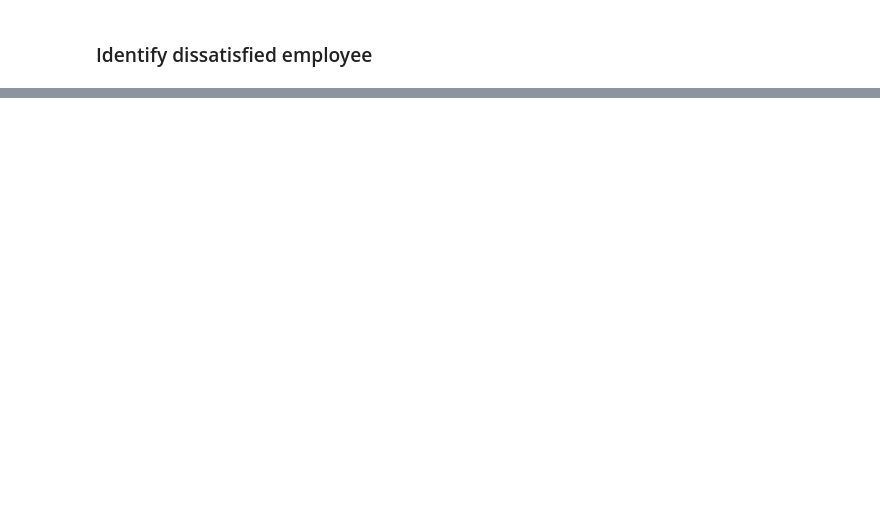
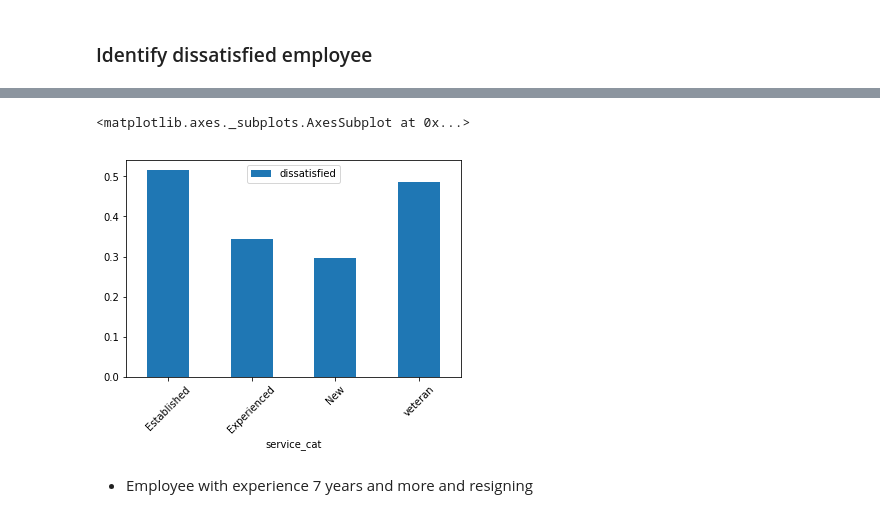
Before and after one commit to purvil/Employee-exit-survey-analysis, a Jupyter notebook: Employee Exit Survey Analysis.ipynb, the cells around one changed output, grey strips where cells are left out. Saved outputs shown, nothing was run; the diff lists cells and outputs as text; code cells hidden in the pictures; blank space fills up the shorter version.

Commit message:
Analsysis for employee dissatisfaction per experiance level.

```diff
--- a/Employee Exit Survey Analysis.ipynb
+++ b/Employee Exit Survey Analysis.ipynb
@@ -326,0 +526,14 @@ Name: total_service_time, dtype: float64
+# %%
+def transform_to_category(num):
+    if num >= 11:
+        return "veteran"
+    elif num >= 7:
+        return "Established"
+    elif num >= 3:
+        return "Experienced"
+    elif pd.isnull(num):
+        return np.nan
+    else:
+        return "New"
+# %%
+combined['service_cat'] = combined.institute_service.apply(transform_to_category)
@@ -326,0 +554,4 @@ Name: total_service_time, dtype: float64
+# %%
+combined.dissatisfied = combined.dissatisfied.fillna(False)
+# %%
+dis_pct = combined.pivot_table(index="service_cat", values="dissatisfied")
@@ -326,0 +567,7 @@ Name: total_service_time, dtype: float64
+# %%
+dis_pct.plot(kind='bar', rot=45)
+# %% [output]
+<matplotlib.axes._subplots.AxesSubplot at 0x...>
+[figure, added]
+# %% [markdown]
+* Employee with experience 7 years and more and resigning
```
Also changed, not shown: parts of 29 cells of this notebook.
